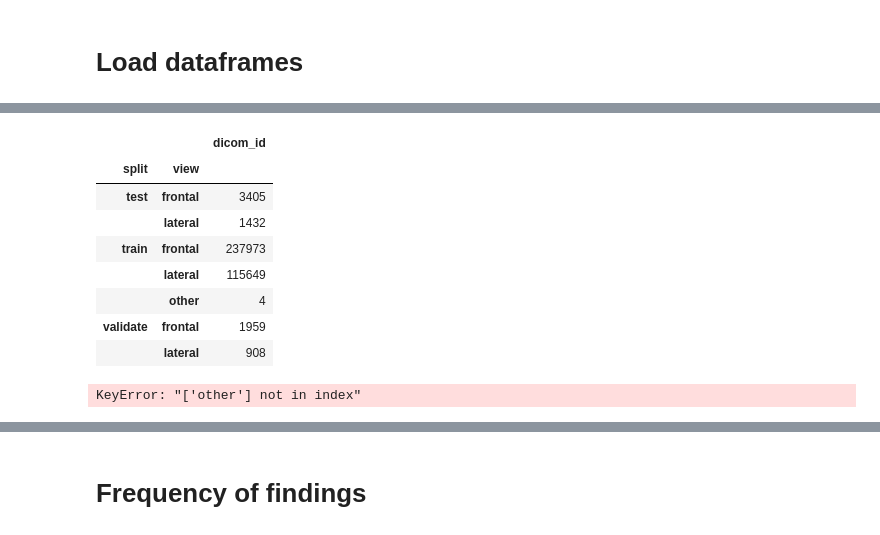
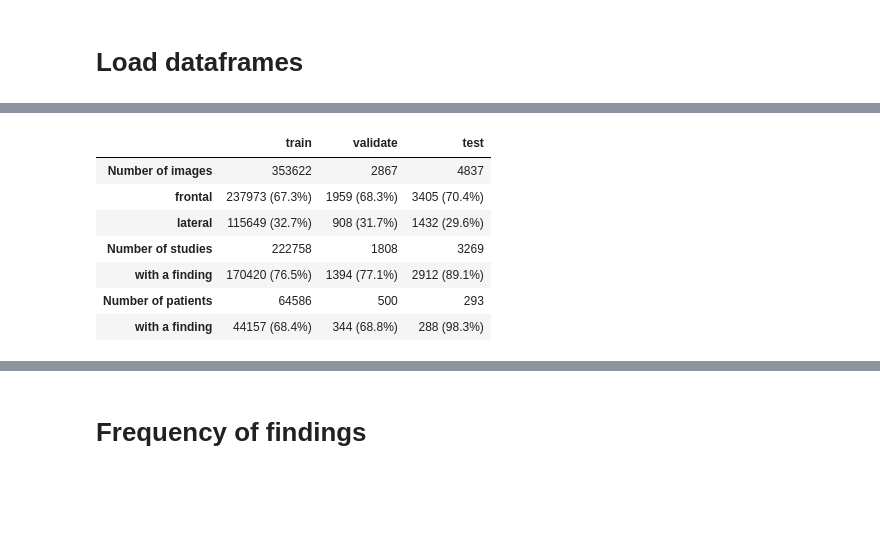
Before and after one commit to ronboxer17/MAE-MIMIC-CXR, a Jupyter notebook: notebooks/data_eda.ipynb, the cells around one changed output, grey strips where cells are left out. Drawn from its saved outputs; the diff is of its cells as text; code cells hidden in the pictures; blank space fills up the shorter version.

```diff
--- a/notebooks/data_eda.ipynb
+++ b/notebooks/data_eda.ipynb
@@ -50,4 +49,0 @@ df_metadata
-# %%
-df = df_metadata.merge(df_split, on='dicom_id')
-df = df[df.split == 'train']
-df['PatientOrientationCodeSequence_CodeMeaning'].value_counts(dropna=False)
@@ -202,20 +88,8 @@ df[['dicom_id', 'split', 'view'] + findings].head().T
-# %%
-split_views
-# %% [output]
-|  |  | dicom_id |
-| split | view |  |
-| test | frontal | 3405 |
-|  | lateral | 1432 |
-| train | frontal | 237973 |
-|  | lateral | 115649 |
-|  | other | 4 |
-| validate | frontal | 1959 |
-|  | lateral | 908 |
 # %%
 splits = ['train', 'validate', 'test']
 split_views = df.groupby(['split', 'view'])[['dicom_id']].count()
 
-row_idx = ['frontal', 'lateral', 'other']
+row_idx = ['frontal', 'lateral']
 
 # number of images in each set
 n_images = {}
@@ -248,31 +122,38 @@ tbl = pd.concat([tbl, n_images], axis=0, sort=False)
 n_studies = df.groupby('split')[['study_id']].nunique().T
 n_studies.index = ['Number of studies']
 tbl = pd.concat([tbl, n_studies], axis=0, sort=False)
 
 # studies with a finding
 n_studies = df.loc[df['has_negbio_finding']].groupby('split')[['study_id']].nunique().T
 n_studies.index = ['  with a finding']
 for c in splits:
     val = n_studies.loc['  with a finding', c]
     n_studies.loc['  with a finding', c] = f'{val} ({100.0*val/tbl.loc["Number of studies", c]:3.1f}%)'
 tbl = pd.concat([tbl, n_studies], axis=0, sort=False)
 
 # patients
 n_pt = df.groupby('split')[['subject_id']].nunique().T
 n_pt.index = ['Number of patients']
 tbl = pd.concat([tbl, n_pt], axis=0, sort=False)
 
 
 # patients with a finding
 n_studies = df.loc[df['has_negbio_finding']].groupby('split')[['subject_id']].nunique().T
 n_studies.index = ['  with a finding']
 for c in splits:
     val = n_studies.loc['  with a finding', c]
     n_studies.loc['  with a finding', c] = f'{val} ({100.0*val/tbl.loc["Number of patients", c]:3.1f}%)'
 tbl = pd.concat([tbl, n_studies], axis=0, sort=False)
 
 tbl.to_latex('table2.tex')
 
 tbl
 # %% [output]
-KeyError: "['other'] not in index"
+|  | train | validate | test |
+| Number of images | 353622 | 2867 | 4837 |
+| frontal | 237973 (67.3%) | 1959 (68.3%) | 3405 (70.4%) |
+| lateral | 115649 (32.7%) | 908 (31.7%) | 1432 (29.6%) |
+| Number of studies | 222758 | 1808 | 3269 |
+| with a finding | 170420 (76.5%) | 1394 (77.1%) | 2912 (89.1%) |
+| Number of patients | 64586 | 500 | 293 |
+| with a finding | 44157 (68.4%) | 344 (68.8%) | 288 (98.3%) |
```
Also changed, not shown: parts of 10 cells of this notebook, 4 other files.
